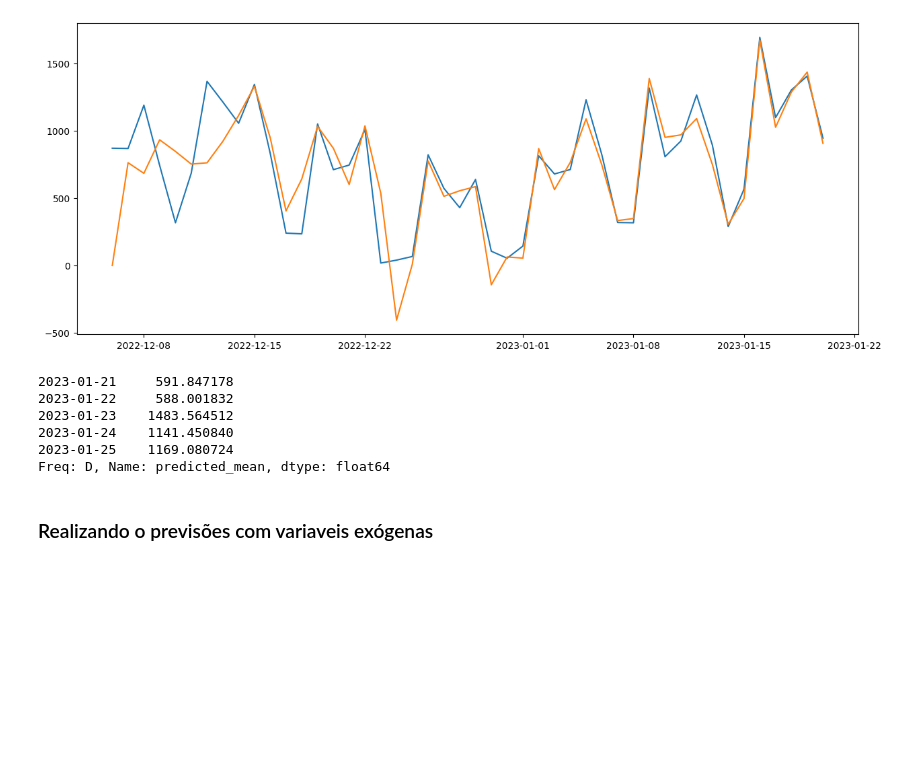
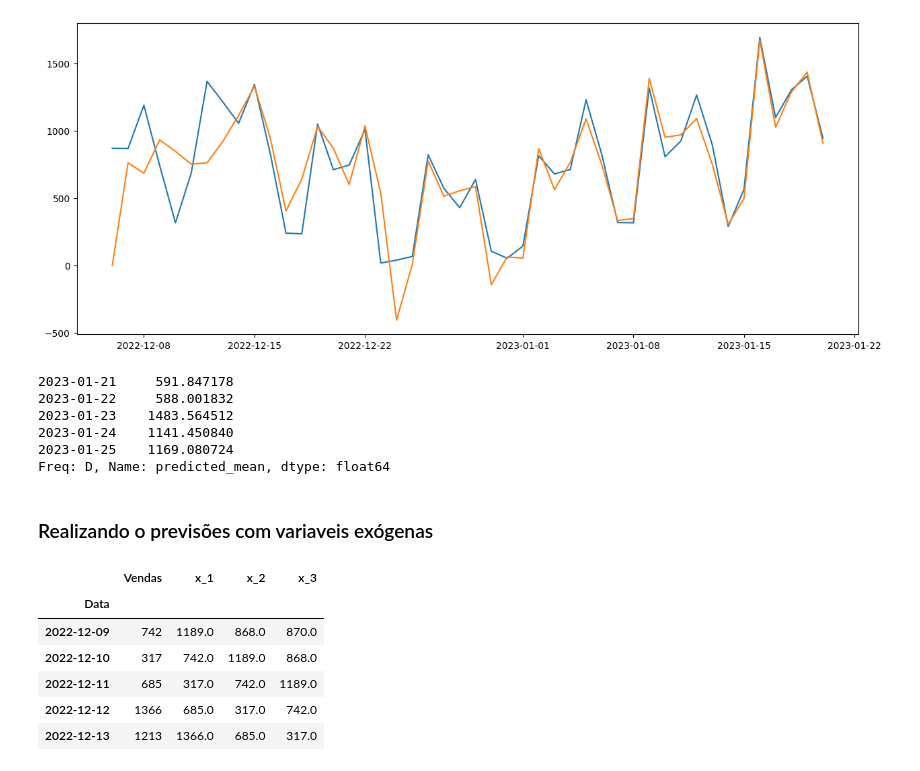
Before and after one commit to vitorhssouza/Desafio-Frexco-Data-Analitycs, a Jupyter notebook: predicao.ipynb, the cells around one changed output. Cells and saved outputs as stored; diff of their text form; code cells hidden in the pictures; blank space fills up the shorter version.

```diff
--- a/predicao.ipynb
+++ b/predicao.ipynb
@@ -106,3 +106,22 @@ arima.forecast(5)
 Freq: D, Name: predicted_mean, dtype: float64
 # %% [markdown]
 ### Realizando o previsões com variaveis exógenas
+# %%
+p = 3
+
+df1 = df
+
+for i in range(p):
+    df1[f'x_{i + 1}'] = df1.Vendas.shift(i + 1)
+
+# Eliminando os valores em branco
+df.dropna(axis=0, inplace=True)
+df1.head()
+# %% [output]
+|  | Vendas | x_1 | x_2 | x_3 |
+| Data |  |  |  |  |
+| 2022-12-09 | 742 | 1189.0 | 868.0 | 870.0 |
+| 2022-12-10 | 317 | 742.0 | 1189.0 | 868.0 |
+| 2022-12-11 | 685 | 317.0 | 742.0 | 1189.0 |
+| 2022-12-12 | 1366 | 685.0 | 317.0 | 742.0 |
+| 2022-12-13 | 1213 | 1366.0 | 685.0 | 317.0 |
```
Also changed, not shown: parts of 7 cells of this notebook.
